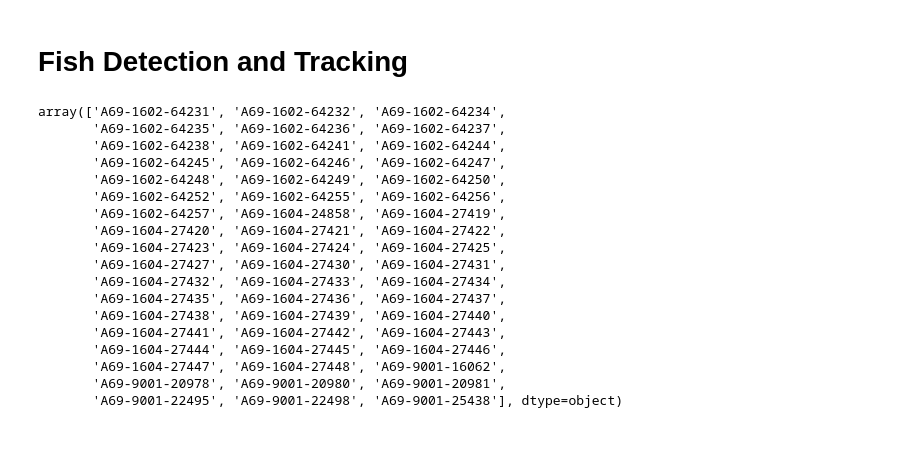
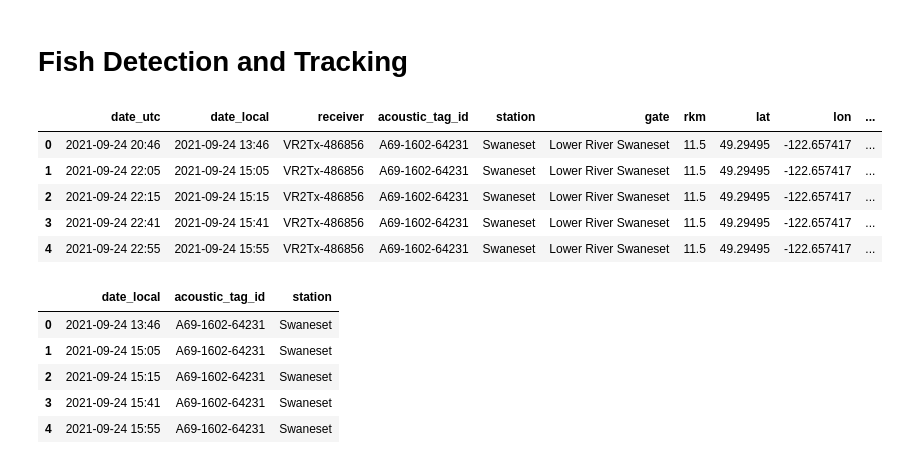
Before and after one commit to stmorgan/whitesturgeonproject, a Jupyter notebook: FishDetection.ipynb, the cells around one changed output. Saved outputs shown, nothing was run; the diff lists cells and outputs as text; code cells hidden in the pictures.

```diff
--- a/FishDetection.ipynb
+++ b/FishDetection.ipynb
@@ -7,22 +2,0 @@ df = pd.read_csv('detectionsBCIT_fixed.csv')
-# %%
-fish = df.acoustic_tag_id.unique()
-fish
-# %% [output]
-array(['A69-1602-64231', 'A69-1602-64232', 'A69-1602-64234',
-       'A69-1602-64235', 'A69-1602-64236', 'A69-1602-64237',
-       'A69-1602-64238', 'A69-1602-64241', 'A69-1602-64244',
-       'A69-1602-64245', 'A69-1602-64246', 'A69-1602-64247',
-       'A69-1602-64248', 'A69-1602-64249', 'A69-1602-64250',
-       'A69-1602-64252', 'A69-1602-64255', 'A69-1602-64256',
-       'A69-1602-64257', 'A69-1604-24858', 'A69-1604-27419',
-       'A69-1604-27420', 'A69-1604-27421', 'A69-1604-27422',
-       'A69-1604-27423', 'A69-1604-27424', 'A69-1604-27425',
-       'A69-1604-27427', 'A69-1604-27430', 'A69-1604-27431',
-       'A69-1604-27432', 'A69-1604-27433', 'A69-1604-27434',
-       'A69-1604-27435', 'A69-1604-27436', 'A69-1604-27437',
-       'A69-1604-27438', 'A69-1604-27439', 'A69-1604-27440',
-       'A69-1604-27441', 'A69-1604-27442', 'A69-1604-27443',
-       'A69-1604-27444', 'A69-1604-27445', 'A69-1604-27446',
-       'A69-1604-27447', 'A69-1604-27448', 'A69-9001-16062',
-       'A69-9001-20978', 'A69-9001-20980', 'A69-9001-20981',
-       'A69-9001-22495', 'A69-9001-22498', 'A69-9001-25438'], dtype=object)
@@ -28,0 +6,24 @@ array(['A69-1602-64231', 'A69-1602-64232', 'A69-1602-64234',
+# %%
+# Load data in an organized data frame.
+df = pd.read_csv('../../detectionsBCIT_fixed.csv')
+# Print the head of the data.
+df.head()
+# %% [output]
+|  | date_utc | date_local | receiver | acoustic_tag_id | station | gate | rkm | lat | lon | ... |
+| 0 | 2021-09-24 20:46 | 2021-09-24 13:46 | VR2Tx-486856 | A69-1602-64231 | Swaneset | Lower River Swaneset | 11.5 | 49.29495 | -122.657417 | ... |
+| 1 | 2021-09-24 22:05 | 2021-09-24 15:05 | VR2Tx-486856 | A69-1602-64231 | Swaneset | Lower River Swaneset | 11.5 | 49.29495 | -122.657417 | ... |
+| 2 | 2021-09-24 22:15 | 2021-09-24 15:15 | VR2Tx-486856 | A69-1602-64231 | Swaneset | Lower River Swaneset | 11.5 | 49.29495 | -122.657417 | ... |
+| 3 | 2021-09-24 22:41 | 2021-09-24 15:41 | VR2Tx-486856 | A69-1602-64231 | Swaneset | Lower River Swaneset | 11.5 | 49.29495 | -122.657417 | ... |
+| 4 | 2021-09-24 22:55 | 2021-09-24 15:55 | VR2Tx-486856 | A69-1602-64231 | Swaneset | Lower River Swaneset | 11.5 | 49.29495 | -122.657417 | ... |
+# %%
+# Strip out unneeded colums.
+dfs = df[['date_local','acoustic_tag_id','station']].copy()
+# Print the head of the stripped data frame.
+dfs.head()
+# %% [output]
+|  | date_local | acoustic_tag_id | station |
+| 0 | 2021-09-24 13:46 | A69-1602-64231 | Swaneset |
+| 1 | 2021-09-24 15:05 | A69-1602-64231 | Swaneset |
+| 2 | 2021-09-24 15:15 | A69-1602-64231 | Swaneset |
+| 3 | 2021-09-24 15:41 | A69-1602-64231 | Swaneset |
+| 4 | 2021-09-24 15:55 | A69-1602-64231 | Swaneset |
```
Also changed, not shown: parts of 11 cells of this notebook.
